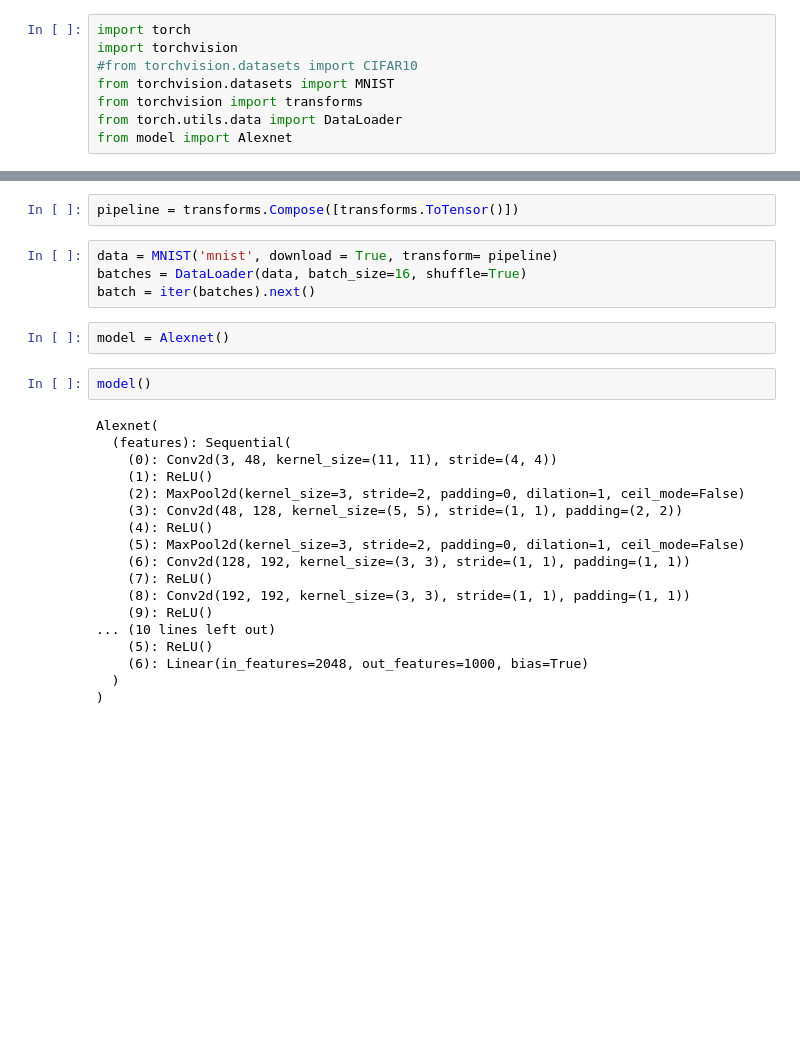
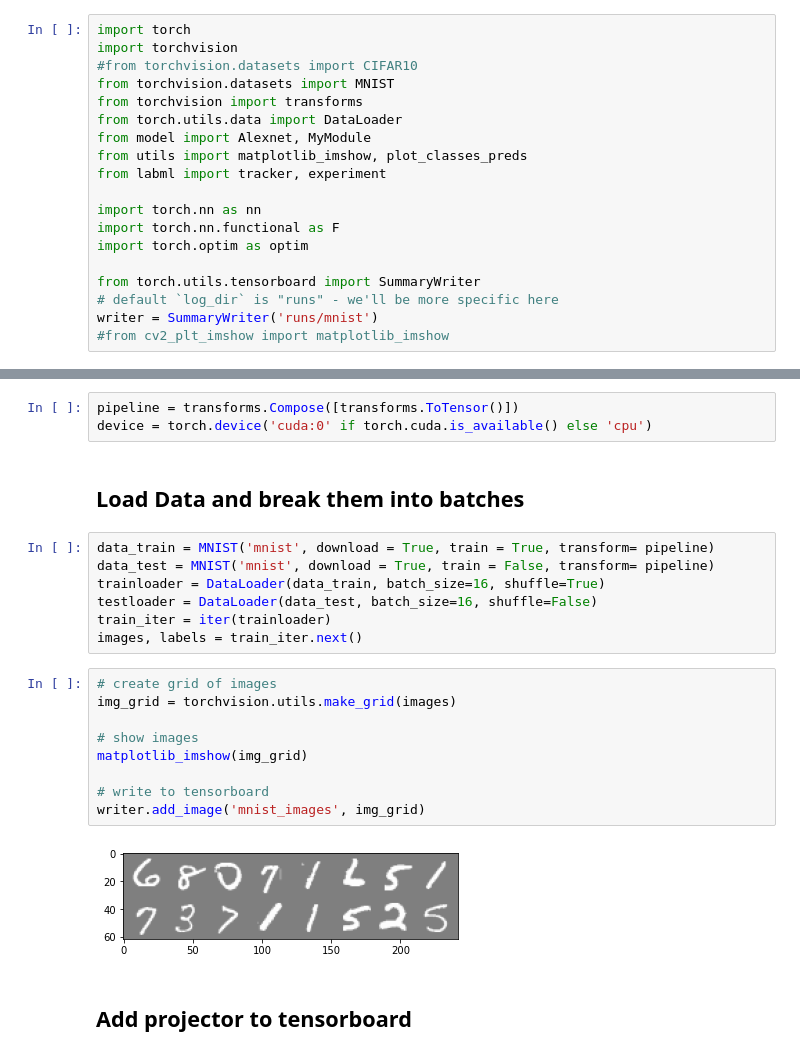
Before and after one commit to reubenwenisch/experiments, a Jupyter notebook: load.ipynb, the cells around one changed output, grey strips where cells are left out. Drawn from its saved outputs; the diff is of its cells as text; blank space fills up the shorter version.

Commit message:
training model start

```diff
--- a/load.ipynb
+++ b/load.ipynb
@@ -5,4 +7,15 @@ import torchvision
 from torchvision.datasets import MNIST
 from torchvision import transforms
 from torch.utils.data import DataLoader
-from model import Alexnet
+from model import Alexnet, MyModule
+from utils import matplotlib_imshow, plot_classes_preds
+from labml import tracker, experiment
+
+import torch.nn as nn
+import torch.nn.functional as F
+import torch.optim as optim
+
+from torch.utils.tensorboard import SummaryWriter
+# default `log_dir` is "runs" - we'll be more specific here
+writer = SummaryWriter('runs/mnist')
+#from cv2_plt_imshow import matplotlib_imshow
@@ -9,28 +24,25 @@ from model import Alexnet
 # %%
 pipeline = transforms.Compose([transforms.ToTensor()])
+device = torch.device('cuda:0' if torch.cuda.is_available() else 'cpu')
+# %% [markdown]
+## Load Data and break them into batches
 # %%
-data = MNIST('mnist', download = True, transform= pipeline)
-batches = DataLoader(data, batch_size=16, shuffle=True)
-batch = iter(batches).next()
+data_train = MNIST('mnist', download = True, train = True, transform= pipeline)
+data_test = MNIST('mnist', download = True, train = False, transform= pipeline)
+trainloader = DataLoader(data_train, batch_size=16, shuffle=True)
+testloader = DataLoader(data_test, batch_size=16, shuffle=False)
+train_iter = iter(trainloader)
+images, labels = train_iter.next()
-# %%
-model = Alexnet()
-# %%
-model()
-# %% [output]
-Alexnet(
-  (features): Sequential(
-    (0): Conv2d(3, 48, kernel_size=(11, 11), stride=(4, 4))
-    (1): ReLU()
-    (2): MaxPool2d(kernel_size=3, stride=2, padding=0, dilation=1, ceil_mode=False)
-    (3): Conv2d(48, 128, kernel_size=(5, 5), stride=(1, 1), padding=(2, 2))
-    (4): ReLU()
-    (5): MaxPool2d(kernel_size=3, stride=2, padding=0, dilation=1, ceil_mode=False)
-    (6): Conv2d(128, 192, kernel_size=(3, 3), stride=(1, 1), padding=(1, 1))
-    (7): ReLU()
-    (8): Conv2d(192, 192, kernel_size=(3, 3), stride=(1, 1), padding=(1, 1))
-    (9): ReLU()
-... (10 lines left out)
-    (5): ReLU()
-    (6): Linear(in_features=2048, out_features=1000, bias=True)
-  )
-)
+# %%
+# create grid of images
+img_grid = torchvision.utils.make_grid(images)
+
+# show images
+matplotlib_imshow(img_grid)
+
+# write to tensorboard
+writer.add_image('mnist_images', img_grid)
+# %% [output]
+[figure, added]
+# %% [markdown]
+## Add projector to tensorboard
```
Also changed, not shown: parts of 14 cells of this notebook, 3 other files.
